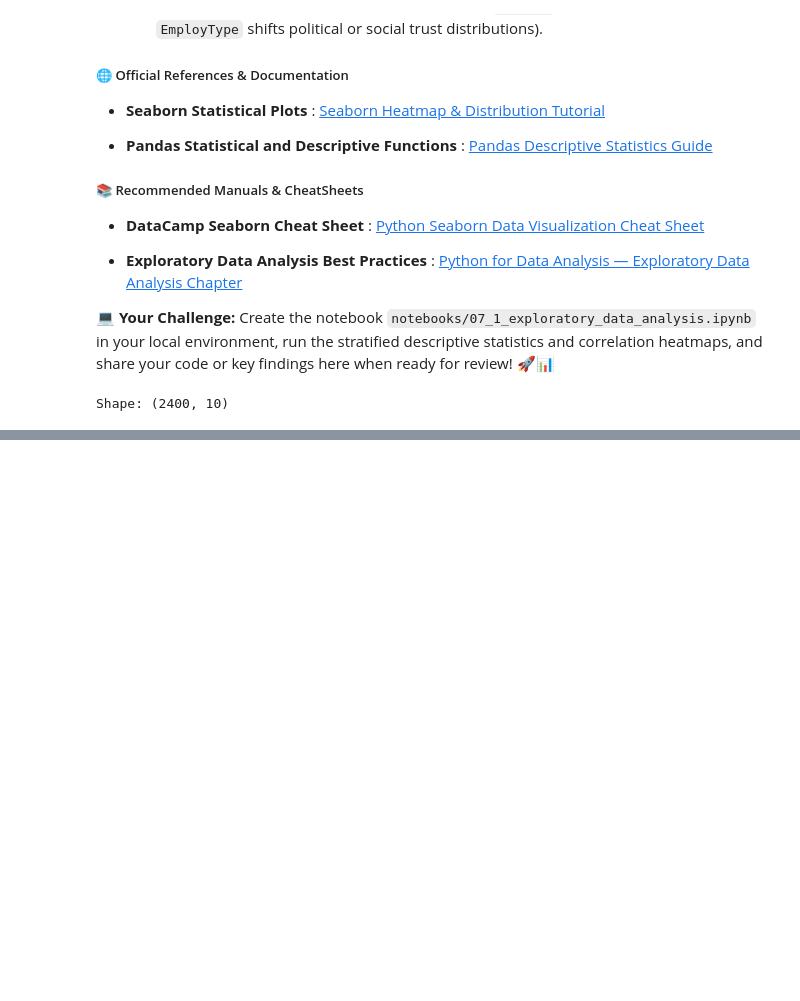
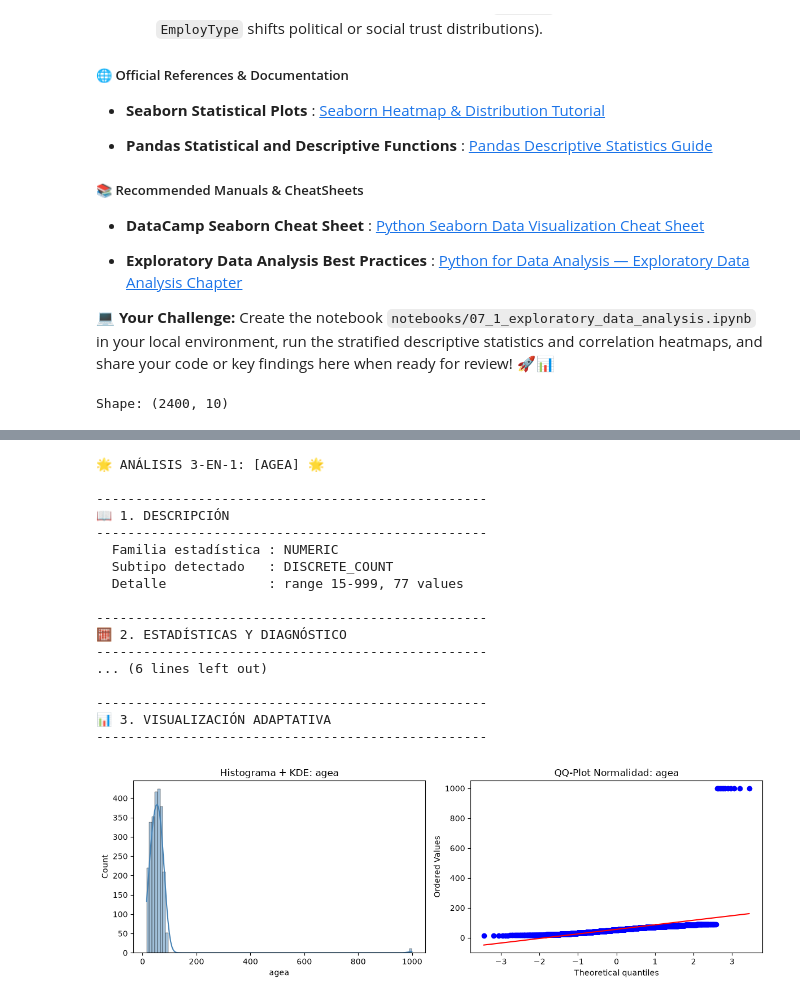
Before and after one commit to JosBerGon34/DataScienceCourse, a Jupyter notebook: notebooks/Ex7.1.ipynb, the cells around one changed output, grey strips where cells are left out. Drawn from its saved outputs; the diff is of its cells as text; code cells hidden in the pictures; blank space fills up the shorter version.

```diff
--- a/notebooks/Ex7.1.ipynb
+++ b/notebooks/Ex7.1.ipynb
@@ -140,0 +183,21 @@ Shape: (2400, 10)
+# %%
+ds3on1(df_71, 'agea', Desc=True, Stat=True, Graph=True)
+# %% [output]
+🌟 ANÁLISIS 3-EN-1: [AGEA] 🌟
+
+--------------------------------------------------
+📖 1. DESCRIPCIÓN
+--------------------------------------------------
+  Familia estadística : NUMERIC
+  Subtipo detectado   : DISCRETE_COUNT
+  Detalle             : range 15-999, 77 values
+
+--------------------------------------------------
+🧮 2. ESTADÍSTICAS Y DIAGNÓSTICO
+--------------------------------------------------
+... (6 lines left out)
+
+--------------------------------------------------
+📊 3. VISUALIZACIÓN ADAPTATIVA
+--------------------------------------------------
+[figure, added]
```
Also changed, not shown: parts of 16 cells of this notebook.
